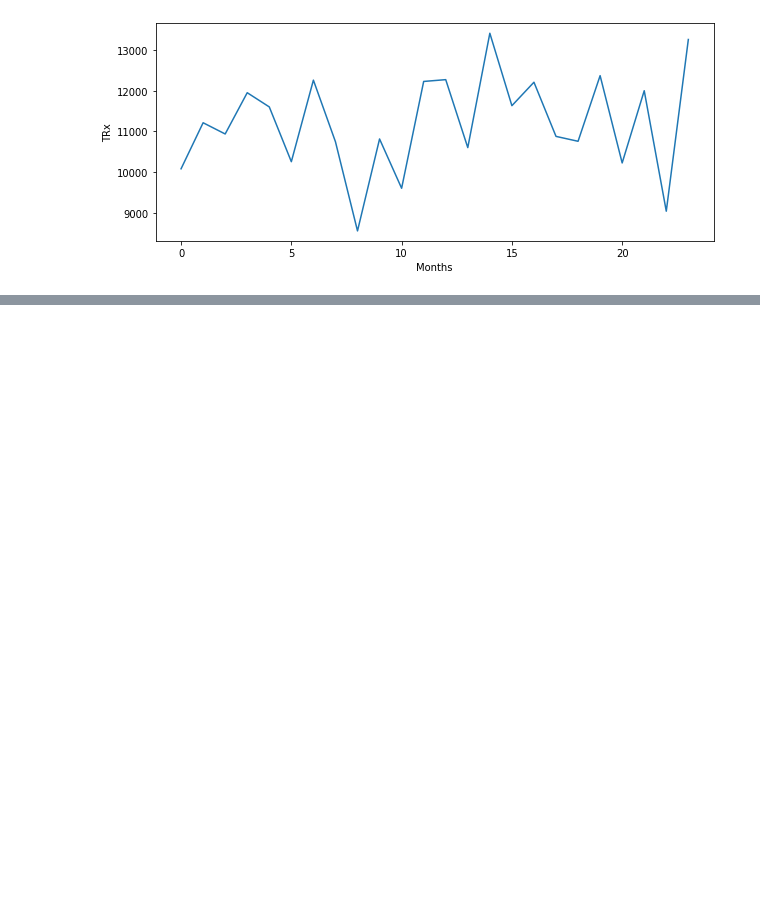
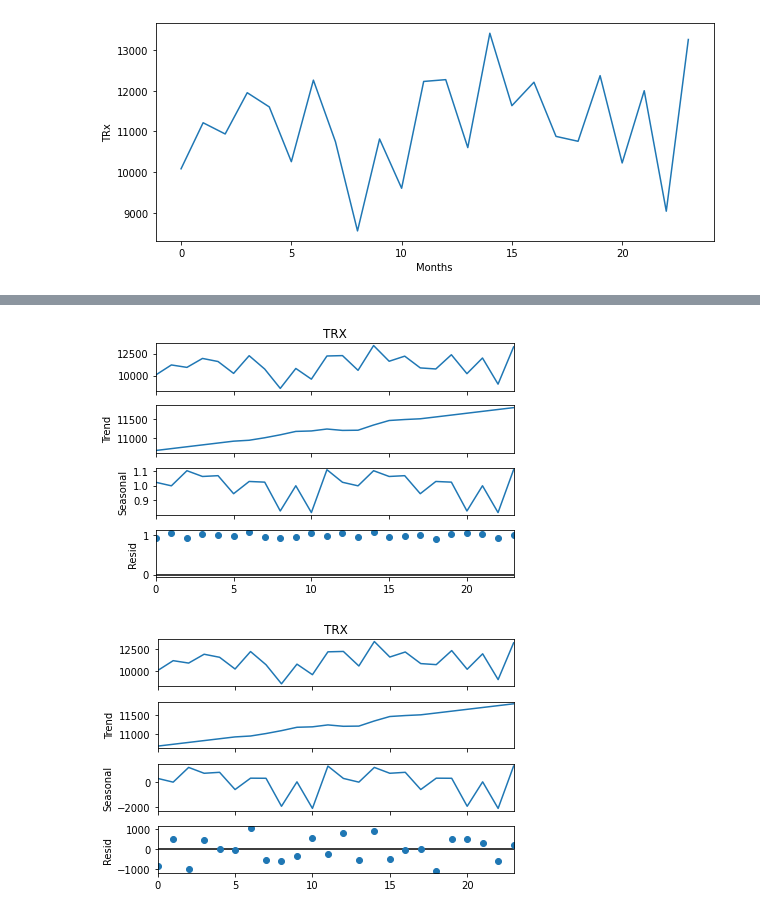
Before and after one commit to Amoghm123/pharmatest, a Jupyter notebook: Untitled.ipynb, the cells around one changed output, grey strips where cells are left out. Cells and saved outputs as stored; diff of their text form; code cells hidden in the pictures; blank space fills up the shorter version.

```diff
--- a/Untitled.ipynb
+++ b/Untitled.ipynb
@@ -162,0 +160,13 @@ Collecting six
+# %%
+#Decomposing Time series
+
+from statsmodels.tsa.seasonal import seasonal_decompose
+ts_decompose_multiplicative = seasonal_decompose(final_dataset['TRX'], model = 'multiplicative', period=12, extrapolate_trend = 'freq')
+ts_decompose_additive = seasonal_decompose(final_dataset['TRX'], model = 'additive', period=12, extrapolate_trend = 'freq')
+#Plotting
+#ts_decompose.show()
+ts_plot = ts_decompose_multiplicative.plot()
+ts_plot = ts_decompose_additive.plot()
+# %% [output]
+[figure, added]
+[figure, added]
```
Also changed, not shown: parts of 7 cells of this notebook.
